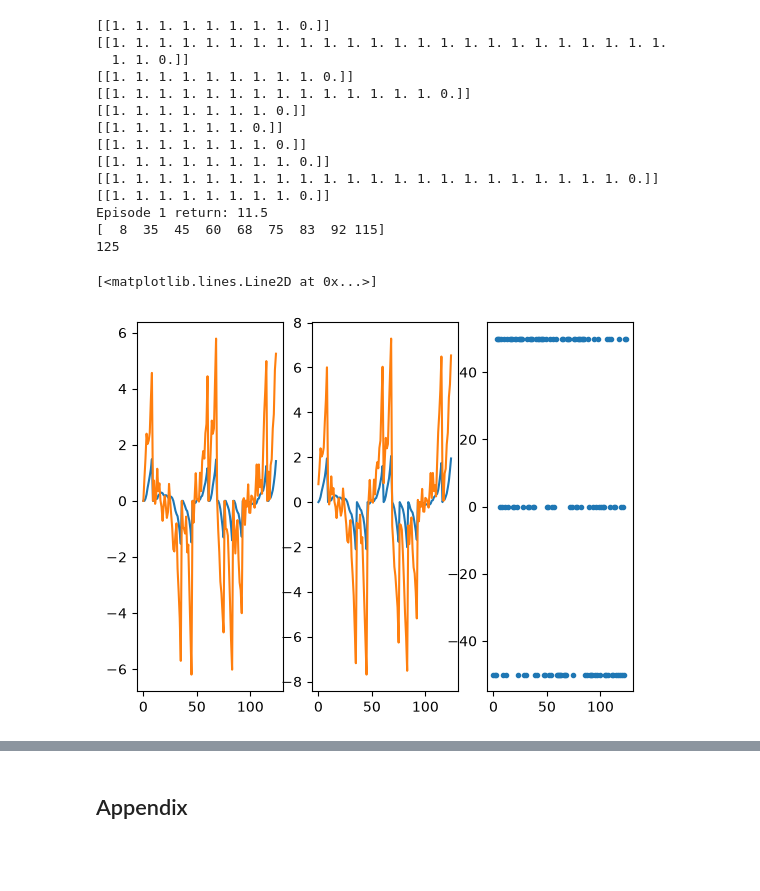
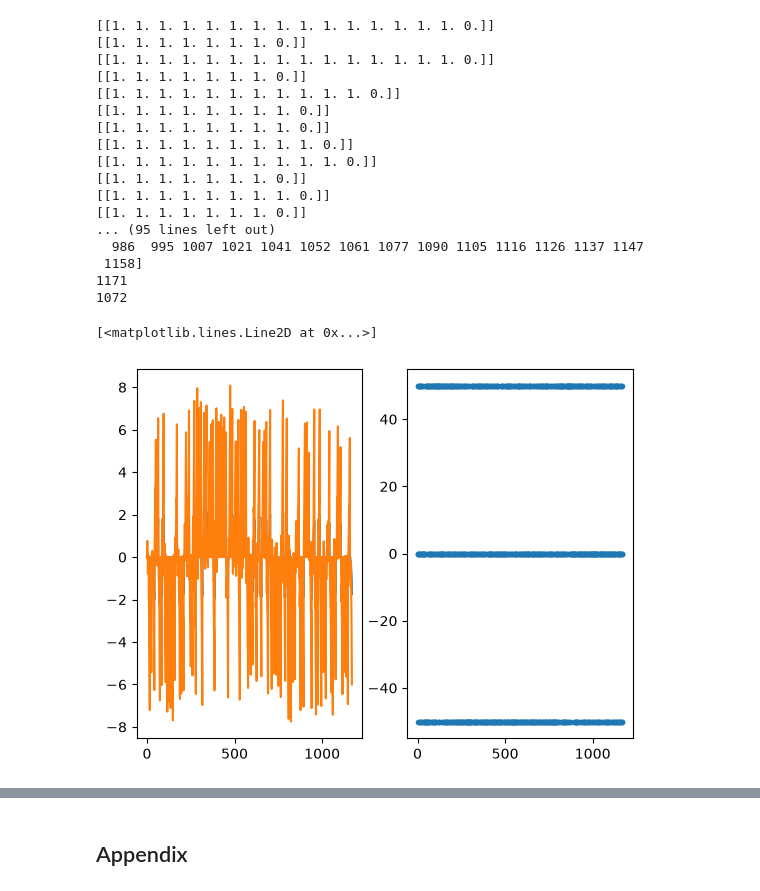
Before and after one commit to chaeyunkimm/dissertation, a Jupyter notebook: rl_pendulum_discrete_test.ipynb, the cells around one changed output, grey strips where cells are left out. Cells and saved outputs as stored; diff of their text form; code cells hidden in the pictures; blank space fills up the shorter version.

```diff
--- a/rl_pendulum_discrete_test.ipynb
+++ b/rl_pendulum_discrete_test.ipynb
@@ -13,7 +13,7 @@ from rl_code.lspi import LSPI
 
 from src.qbvine import qb_conditional_vine, splitdiscrete_qb_conditional_vines
 # %%
-n_episodes, sim_len, n_eval, n_stop_modelupdate = 10, 1000, 10, 25
+n_episodes, sim_len, n_eval, n_stop_modelupdate = 10, 1000, 100, 25
 true_param = np.array([9.8, 2.0, 8.0, 0.5,10.0, 0.1])
 true_pendulum = pendulum(true_param)
 my_lspi = LSPI(true_pendulum, sim_len, None)
@@ -25,40 +25,46 @@ st = time.time()
 all_returns, disc_returns = [], []
 init_state = np.random.uniform(low=-1e-10, high=1e-10, size=2)
 all_s = np.empty((0, 2))
-all_s2 = np.empty((0, 2))
+#all_s2 = np.empty((0, 2))
 all_a = np.empty((0,1))
 episode_ends = np.zeros(n_eval, dtype = int)
 end_idx = 0
 for i in range(n_eval):
     eval_s, eval_a, eval_s2, eval_r = true_pendulum.simulate_episode(first_state=init_state, policy=old_policy)
-    end_idx += len(eval_r)
-    episode_ends[i] = end_idx-1
     print(eval_r.T)
-    all_s = np.concatenate((all_s, eval_s))
-    all_s2 = np.concatenate((all_s2, eval_s2))
-    all_a = np.concatenate((all_a, eval_a))
+    eval_s_corrected = np.concatenate((eval_s, [eval_s2[-1]]))
+    eval_a_corrected = np.concatenate((eval_a, [[0]]))
+    all_s = np.concatenate((all_s, eval_s_corrected))
+    #all_s2 = np.concatenate((all_s2, eval_s2))
+    all_a = np.concatenate((all_a, eval_a_corrected))
     discounts = np.array(my_lspi.gamma**np.arange(len(eval_r)))
     discounted_return = discounts.T @ np.array(eval_r)
     all_returns.append(np.sum(eval_r)), disc_returns.append(discounted_return[0])
+    end_idx += len(eval_a_corrected)
+    episode_ends[i] = end_idx-1
 episode_ends = episode_ends[:-1]
 print(f"Episode 1 return: {np.mean(all_returns)}")
 print(episode_ends)
 print(len(all_a))
+print(len(all_a)-len(episode_ends))
 # %% [output]
+[[1. 1. 1. 1. 1. 1. 1. 1. 1. 1. 1. 1. 1. 1. 1. 0.]]
+[[1. 1. 1. 1. 1. 1. 1. 0.]]
+[[1. 1. 1. 1. 1. 1. 1. 1. 1. 1. 1. 1. 1. 1. 1. 0.]]
+[[1. 1. 1. 1. 1. 1. 1. 0.]]
+[[1. 1. 1. 1. 1. 1. 1. 1. 1. 1. 1. 0.]]
 [[1. 1. 1. 1. 1. 1. 1. 1. 0.]]
-[[1. 1. 1. 1. 1. 1. 1. 1. 1. 1. 1. 1. 1. 1. 1. 1. 1. 1. 1. 1. 1. 1. 1. 1.
-  1. 1. 0.]]
+[[1. 1. 1. 1. 1. 1. 1. 1. 0.]]
 [[1. 1. 1. 1. 1. 1. 1. 1. 1. 0.]]
-[[1. 1. 1. 1. 1. 1. 1. 1. 1. 1. 1. 1. 1. 1. 0.]]
-[[1. 1. 1. 1. 1. 1. 1. 0.]]
-[[1. 1. 1. 1. 1. 1. 0.]]
+[[1. 1. 1. 1. 1. 1. 1. 1. 1. 1. 0.]]
 [[1. 1. 1. 1. 1. 1. 1. 0.]]
 [[1. 1. 1. 1. 1. 1. 1. 1. 0.]]
-[[1. 1. 1. 1. 1. 1. 1. 1. 1. 1. 1. 1. 1. 1. 1. 1. 1. 1. 1. 1. 1. 1. 0.]]
-[[1. 1. 1. 1. 1. 1. 1. 1. 0.]]
-Episode 1 return: 11.5
-[  8  35  45  60  68  75  83  92 115]
-125
+[[1. 1. 1. 1. 1. 1. 1. 0.]]
+... (95 lines left out)
+  986  995 1007 1021 1041 1052 1061 1077 1090 1105 1116 1126 1137 1147
+ 1158]
+1171
+1072
 # %%
 # n_episodes, sim_len, n_eval, n_stop_modelupdate = 10, 1000, 5, 25
 # true_param = np.array([9.8, 2.0, 8.0, 0.5,10.0, 0.1])
@@ -76,10 +82,9 @@ Episode 1 return: 11.5
 # all_a = eval_a
 # all_s2 = eval_s2
 # %%
-fig, ax = plt.subplots(1,3)
+fig, ax = plt.subplots(1,2)
 ax[0].plot(all_s)
-ax[1].plot(all_s2)
-ax[2].plot(all_a, '.')
+ax[1].plot(all_a, '.')
 # %% [output]
 [<matplotlib.lines.Line2D at 0x...>]
-[figure, old version]
+[figure, new version]
```
Also changed, not shown: parts of 14 cells of this notebook, 3 other files.
